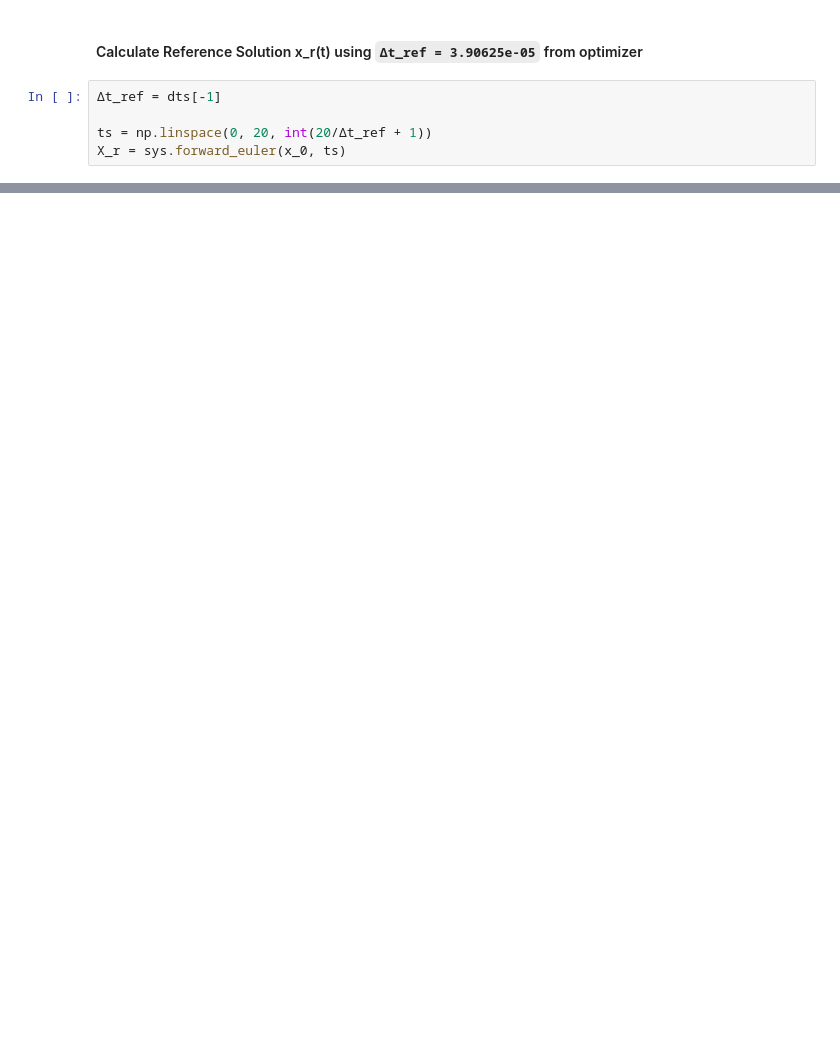
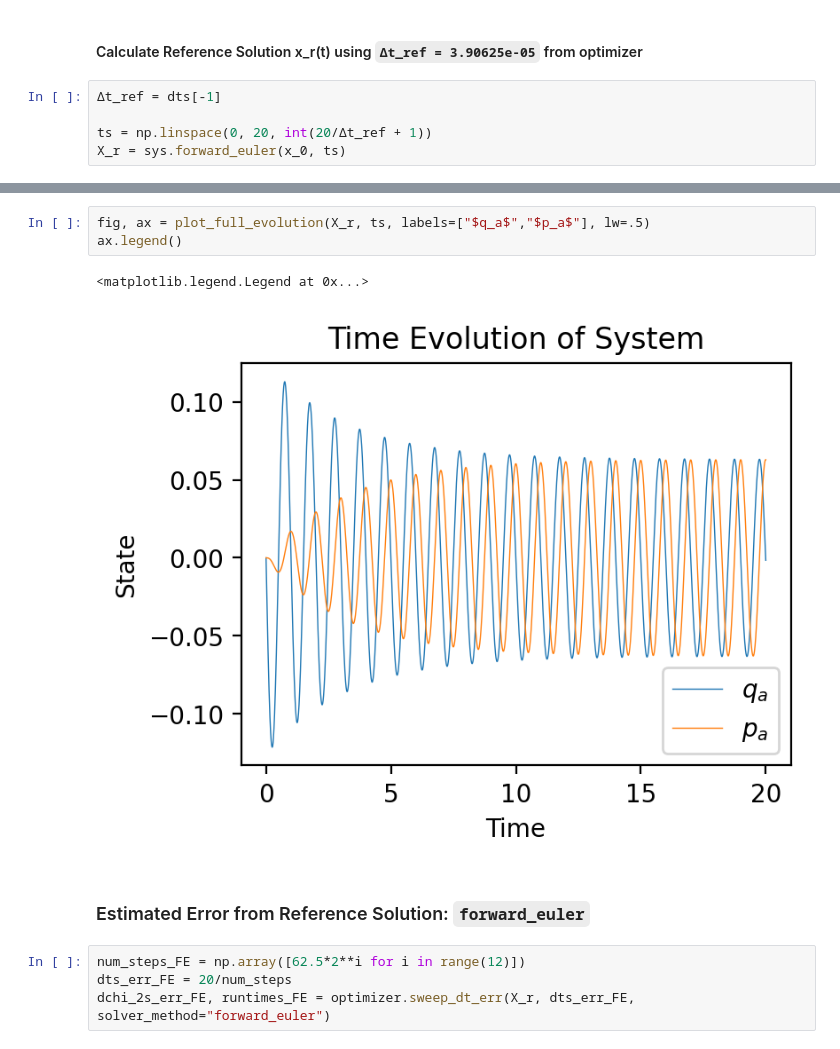
Before and after one commit to Phionx/quantumnetworks, a Jupyter notebook: demos/analysis/SolverOptimizer.ipynb, the cells around one changed output, grey strips where cells are left out. Cells and saved outputs as stored; diff of their text form; blank space fills up the shorter version.

```diff
--- a/demos/analysis/SolverOptimizer.ipynb
+++ b/demos/analysis/SolverOptimizer.ipynb
@@ -157,0 +183,12 @@ plt.show()
+# %%
+fig, ax = plot_full_evolution(X_r, ts, labels=["$q_a$","$p_a$"], lw=.5)
+ax.legend()
+# %% [output]
+<matplotlib.legend.Legend at 0x...>
+[figure, added]
+# %% [markdown]
+### Estimated Error from Reference Solution: `forward_euler`
+# %%
+num_steps_FE = np.array([62.5*2**i for i in range(12)])
+dts_err_FE = 20/num_steps
+dchi_2s_err_FE, runtimes_FE = optimizer.sweep_dt_err(X_r, dts_err_FE, solver_method="forward_euler")
```
Also changed, not shown: parts of 31 cells of this notebook, 1 other file.
